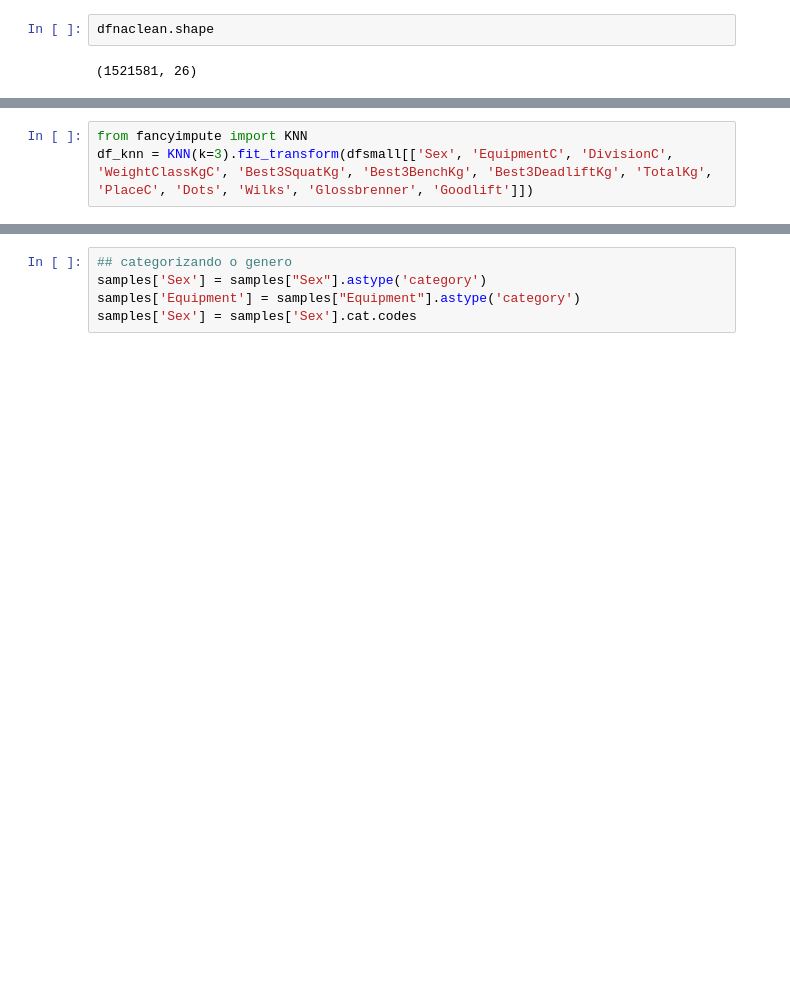
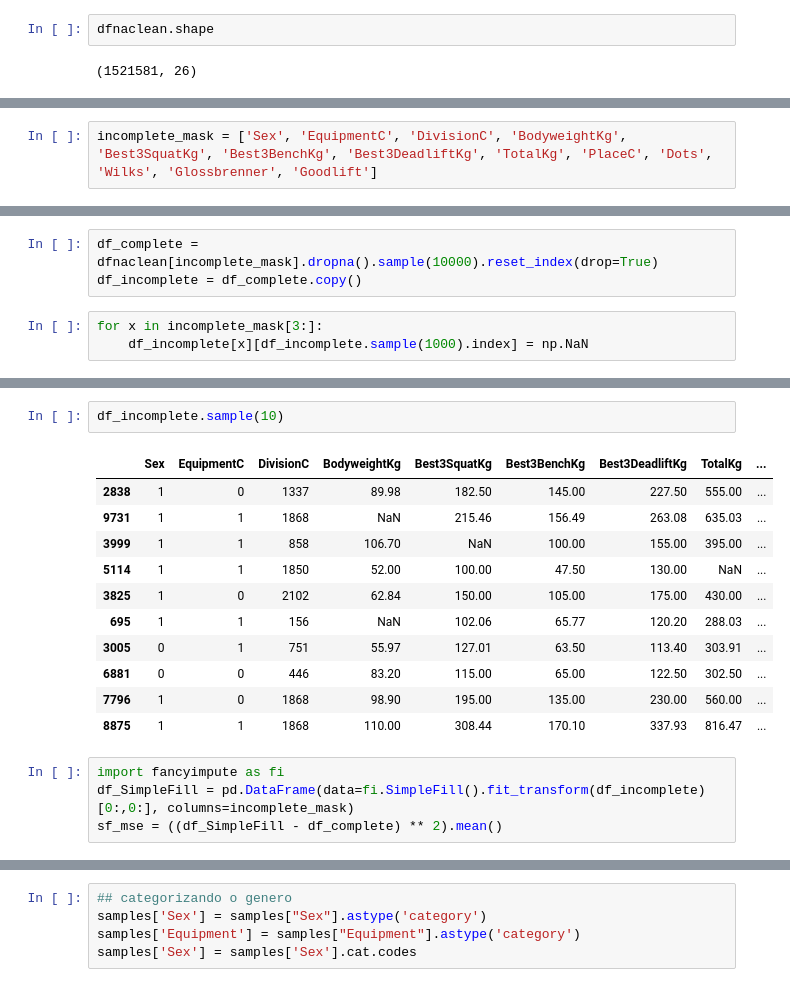
Before and after one commit to maluwastaken/Intro-Data-Science, a Jupyter notebook: powerlifting.ipynb, the cells around one changed output, grey strips where cells are left out. Drawn from its saved outputs; the diff is of its cells as text; blank space fills up the shorter version.

Commit message:
fancyimpute OK

```diff
--- a/powerlifting.ipynb
+++ b/powerlifting.ipynb
@@ -258,3 +257,2 @@ dfsmall.head()
 # %%
-from fancyimpute import KNN
-df_knn = KNN(k=3).fit_transform(dfsmall[['Sex', 'EquipmentC', 'DivisionC', 'WeightClassKgC', 'Best3SquatKg', 'Best3BenchKg', 'Best3DeadliftKg', 'TotalKg', 'PlaceC', 'Dots', 'Wilks', 'Glossbrenner', 'Goodlift']])
+incomplete_mask = ['Sex', 'EquipmentC', 'DivisionC', 'BodyweightKg', 'Best3SquatKg', 'Best3BenchKg', 'Best3DeadliftKg', 'TotalKg', 'PlaceC', 'Dots', 'Wilks', 'Glossbrenner', 'Goodlift']
@@ -282,0 +259,6 @@ df_knn.shape
+# %%
+df_complete = dfnaclean[incomplete_mask].dropna().sample(10000).reset_index(drop=True)
+df_incomplete = df_complete.copy()
+# %%
+for x in incomplete_mask[3:]:
+    df_incomplete[x][df_incomplete.sample(1000).index] = np.NaN
@@ -282,0 +300,18 @@ df_knn.shape
+# %%
+df_incomplete.sample(10)
+# %% [output]
+|  | Sex | EquipmentC | DivisionC | BodyweightKg | Best3SquatKg | Best3BenchKg | Best3DeadliftKg | TotalKg | ... |
+| 2838 | 1 | 0 | 1337 | 89.98 | 182.50 | 145.00 | 227.50 | 555.00 | ... |
+| 9731 | 1 | 1 | 1868 | NaN | 215.46 | 156.49 | 263.08 | 635.03 | ... |
+| 3999 | 1 | 1 | 858 | 106.70 | NaN | 100.00 | 155.00 | 395.00 | ... |
+| 5114 | 1 | 1 | 1850 | 52.00 | 100.00 | 47.50 | 130.00 | NaN | ... |
+| 3825 | 1 | 0 | 2102 | 62.84 | 150.00 | 105.00 | 175.00 | 430.00 | ... |
+| 695 | 1 | 1 | 156 | NaN | 102.06 | 65.77 | 120.20 | 288.03 | ... |
+| 3005 | 0 | 1 | 751 | 55.97 | 127.01 | 63.50 | 113.40 | 303.91 | ... |
+| 6881 | 0 | 0 | 446 | 83.20 | 115.00 | 65.00 | 122.50 | 302.50 | ... |
+| 7796 | 1 | 0 | 1868 | 98.90 | 195.00 | 135.00 | 230.00 | 560.00 | ... |
+| 8875 | 1 | 1 | 1868 | 110.00 | 308.44 | 170.10 | 337.93 | 816.47 | ... |
+# %%
+import fancyimpute as fi
+df_SimpleFill = pd.DataFrame(data=fi.SimpleFill().fit_transform(df_incomplete)[0:,0:], columns=incomplete_mask)
+sf_mse = ((df_SimpleFill - df_complete) ** 2).mean()
```
Also changed, not shown: parts of 14 cells of this notebook.
